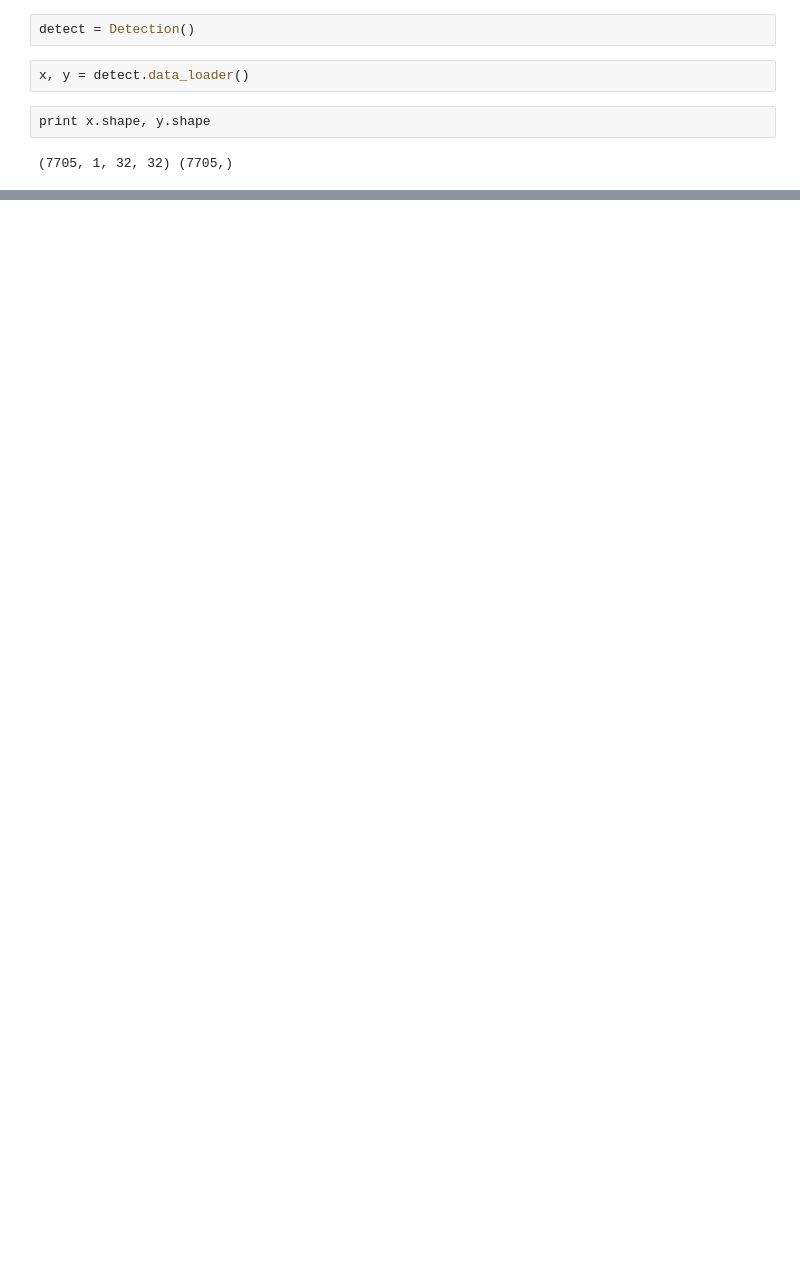
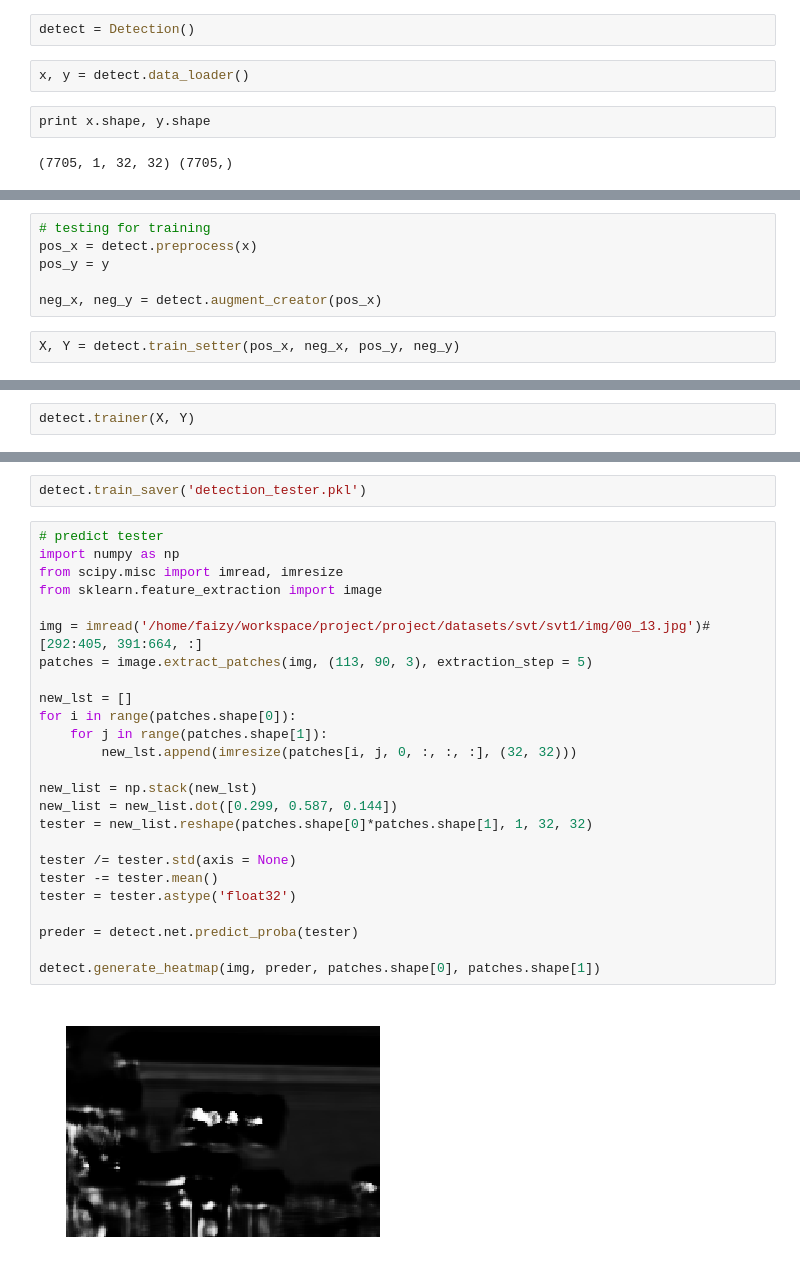
Before and after one commit to faizankshaikh/Project, a Jupyter notebook: project/detection_tests.ipynb, the cells around one changed output, grey strips where cells are left out. Drawn from its saved outputs; the diff is of its cells as text; blank space fills up the shorter version.

Commit message:
till prediction

```diff
--- a/project/detection_tests.ipynb
+++ b/project/detection_tests.ipynb
@@ -49,0 +51,8 @@ detect.visualize(detect.preprocess(x))
+# %%
+# testing for training
+pos_x = detect.preprocess(x)
+pos_y = y
+
+neg_x, neg_y = detect.augment_creator(pos_x)
+# %%
+X, Y = detect.train_setter(pos_x, neg_x, pos_y, neg_y)
@@ -49,0 +61,2 @@ detect.visualize(detect.preprocess(x))
+# %%
+detect.trainer(X, Y)
@@ -49,0 +81,29 @@ detect.visualize(detect.preprocess(x))
+# %%
+detect.train_saver('detection_tester.pkl')
+# %%
+# predict tester
+import numpy as np
+from scipy.misc import imread, imresize
+from sklearn.feature_extraction import image
+
+img = imread('/home/faizy/workspace/project/project/datasets/svt/svt1/img/00_13.jpg')#[292:405, 391:664, :]
+patches = image.extract_patches(img, (113, 90, 3), extraction_step = 5)
+
+new_lst = []
+for i in range(patches.shape[0]):
+    for j in range(patches.shape[1]):
+        new_lst.append(imresize(patches[i, j, 0, :, :, :], (32, 32)))
+
+new_list = np.stack(new_lst)
+new_list = new_list.dot([0.299, 0.587, 0.144])
+tester = new_list.reshape(patches.shape[0]*patches.shape[1], 1, 32, 32)
+
+tester /= tester.std(axis = None)
+tester -= tester.mean()
+tester = tester.astype('float32')
+
+preder = detect.net.predict_proba(tester)
+
+detect.generate_heatmap(img, preder, patches.shape[0], patches.shape[1])
+# %% [output]
+[figure, added]
```
Also changed, not shown: parts of 11 cells of this notebook, 2 other files.
